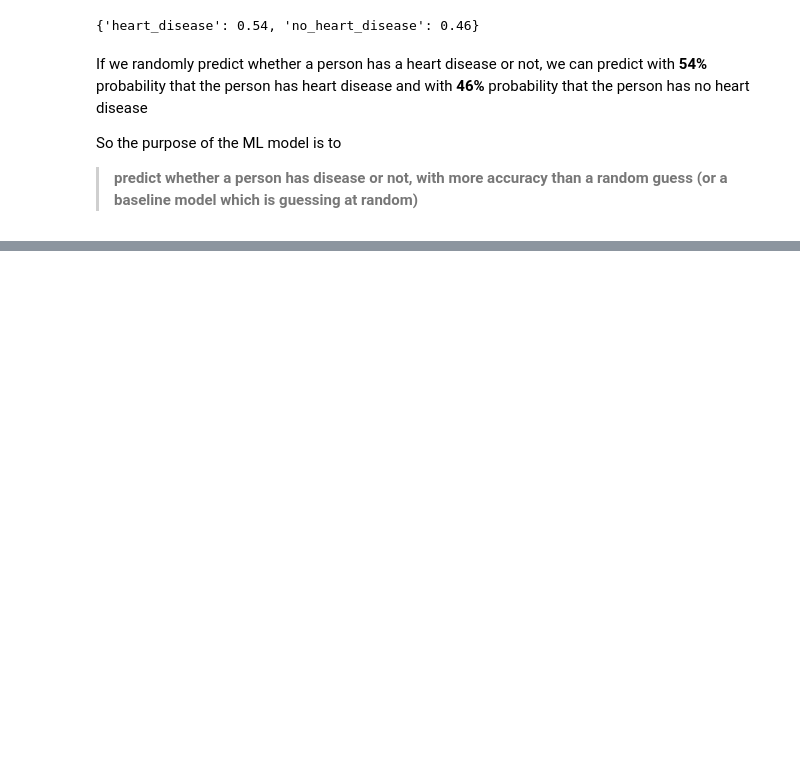
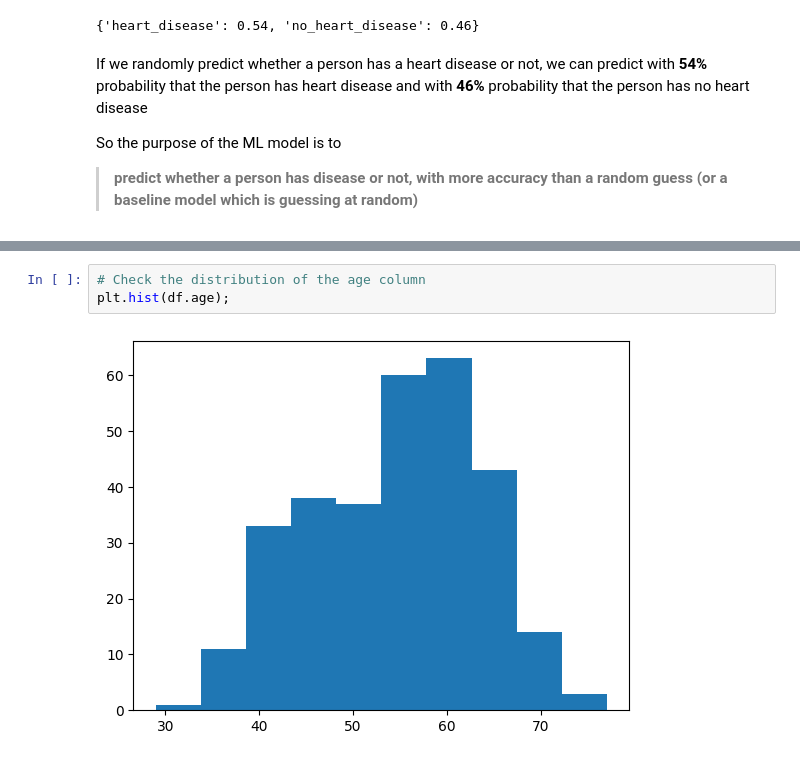
Before and after one commit to Sohaib90/ZTM-project-1, a Jupyter notebook: end-to-end.ipynb, the cells around one changed output, grey strips where cells are left out. Drawn from its saved outputs; the diff is of its cells as text; blank space fills up the shorter version.

```diff
--- a/end-to-end.ipynb
+++ b/end-to-end.ipynb
@@ -245,0 +276,5 @@ So the purpose of the ML model is to
+# %%
+# Check the distribution of the age column
+plt.hist(df.age);
+# %% [output]
+[figure, added]
```
Also changed, not shown: parts of 9 cells of this notebook.
